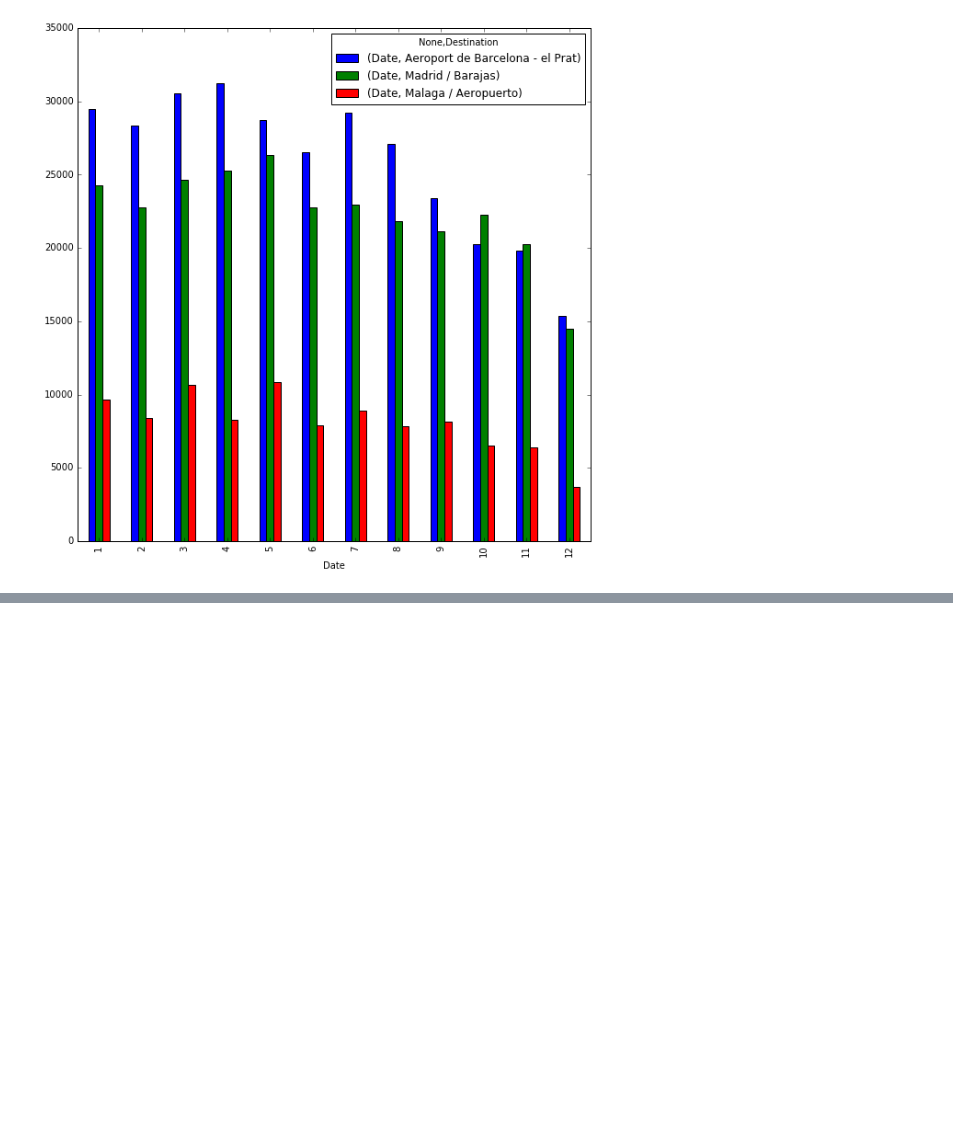
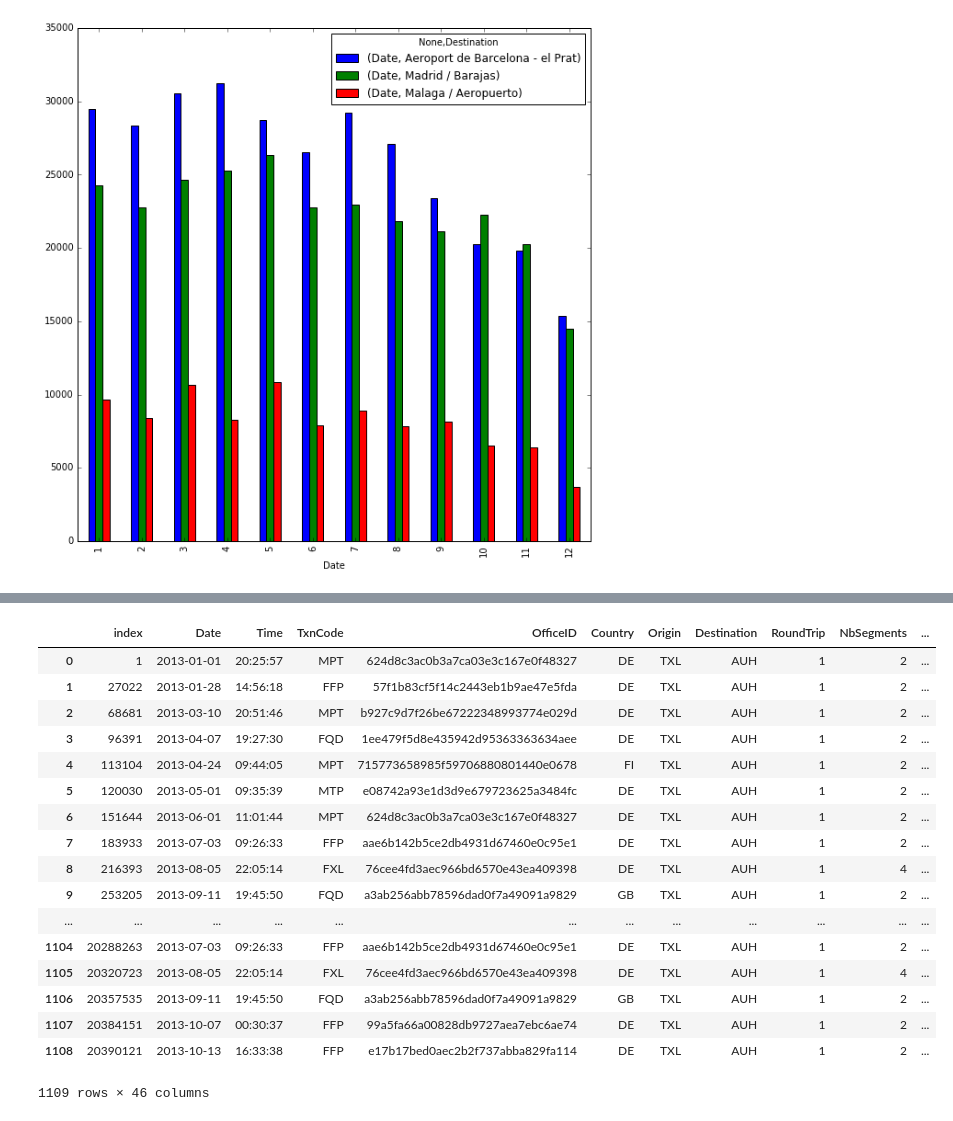
Before and after one commit to AngyGeek/DataChallenge, a Jupyter notebook: DataChallengeCode.ipynb, the cells around one changed output, grey strips where cells are left out. Cells and saved outputs as stored; diff of their text form; code cells hidden in the pictures; blank space fills up the shorter version.

Commit message:
fourth exercise half completed (tests)

```diff
--- a/DataChallengeCode.ipynb
+++ b/DataChallengeCode.ipynb
@@ -212,0 +275,21 @@ gb.unstack(level=0).plot(kind='bar', subplots=False, ax=ax)
+# %%
+queryTestS
+# %% [output]
+|  | index | Date | Time | TxnCode | OfficeID | Country | Origin | Destination | RoundTrip | NbSegments | ... |
+| 0 | 1 | 2013-01-01 | 20:25:57 | MPT | 624d8c3ac0b3a7ca03e3c167e0f48327 | DE | TXL | AUH | 1 | 2 | ... |
+| 1 | 27022 | 2013-01-28 | 14:56:18 | FFP | 57f1b83cf5f14c2443eb1b9ae47e5fda | DE | TXL | AUH | 1 | 2 | ... |
+| 2 | 68681 | 2013-03-10 | 20:51:46 | MPT | b927c9d7f26be67222348993774e029d | DE | TXL | AUH | 1 | 2 | ... |
+| 3 | 96391 | 2013-04-07 | 19:27:30 | FQD | 1ee479f5d8e435942d95363363634aee | DE | TXL | AUH | 1 | 2 | ... |
+| 4 | 113104 | 2013-04-24 | 09:44:05 | MPT | 715773658985f59706880801440e0678 | FI | TXL | AUH | 1 | 2 | ... |
+| 5 | 120030 | 2013-05-01 | 09:35:39 | MTP | e08742a93e1d3d9e679723625a3484fc | DE | TXL | AUH | 1 | 2 | ... |
+| 6 | 151644 | 2013-06-01 | 11:01:44 | MPT | 624d8c3ac0b3a7ca03e3c167e0f48327 | DE | TXL | AUH | 1 | 2 | ... |
+| 7 | 183933 | 2013-07-03 | 09:26:33 | FFP | aae6b142b5ce2db4931d67460e0c95e1 | DE | TXL | AUH | 1 | 2 | ... |
+| 8 | 216393 | 2013-08-05 | 22:05:14 | FXL | 76cee4fd3aec966bd6570e43ea409398 | DE | TXL | AUH | 1 | 4 | ... |
+| 9 | 253205 | 2013-09-11 | 19:45:50 | FQD | a3ab256abb78596dad0f7a49091a9829 | GB | TXL | AUH | 1 | 2 | ... |
+| ... | ... | ... | ... | ... | ... | ... | ... | ... | ... | ... | ... |
+| 1104 | 20288263 | 2013-07-03 | 09:26:33 | FFP | aae6b142b5ce2db4931d67460e0c95e1 | DE | TXL | AUH | 1 | 2 | ... |
+| 1105 | 20320723 | 2013-08-05 | 22:05:14 | FXL | 76cee4fd3aec966bd6570e43ea409398 | DE | TXL | AUH | 1 | 4 | ... |
+| 1106 | 20357535 | 2013-09-11 | 19:45:50 | FQD | a3ab256abb78596dad0f7a49091a9829 | GB | TXL | AUH | 1 | 2 | ... |
+| 1107 | 20384151 | 2013-10-07 | 00:30:37 | FFP | 99a5fa66a00828db9727aea7ebc6ae74 | DE | TXL | AUH | 1 | 2 | ... |
+| 1108 | 20390121 | 2013-10-13 | 16:33:38 | FFP | e17b17bed0aec2b2f737abba829fa114 | DE | TXL | AUH | 1 | 2 | ... |
+1109 rows × 46 columns
```
Also changed, not shown: parts of 16 cells of this notebook.
